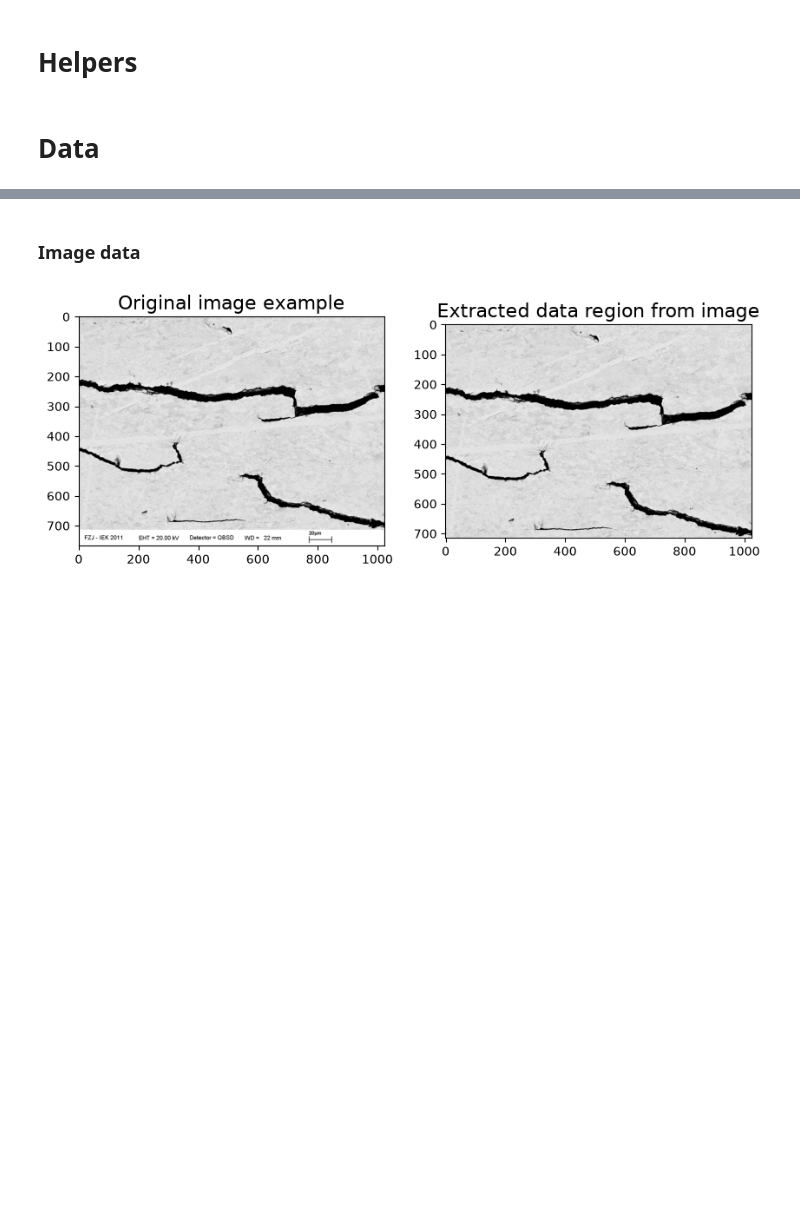
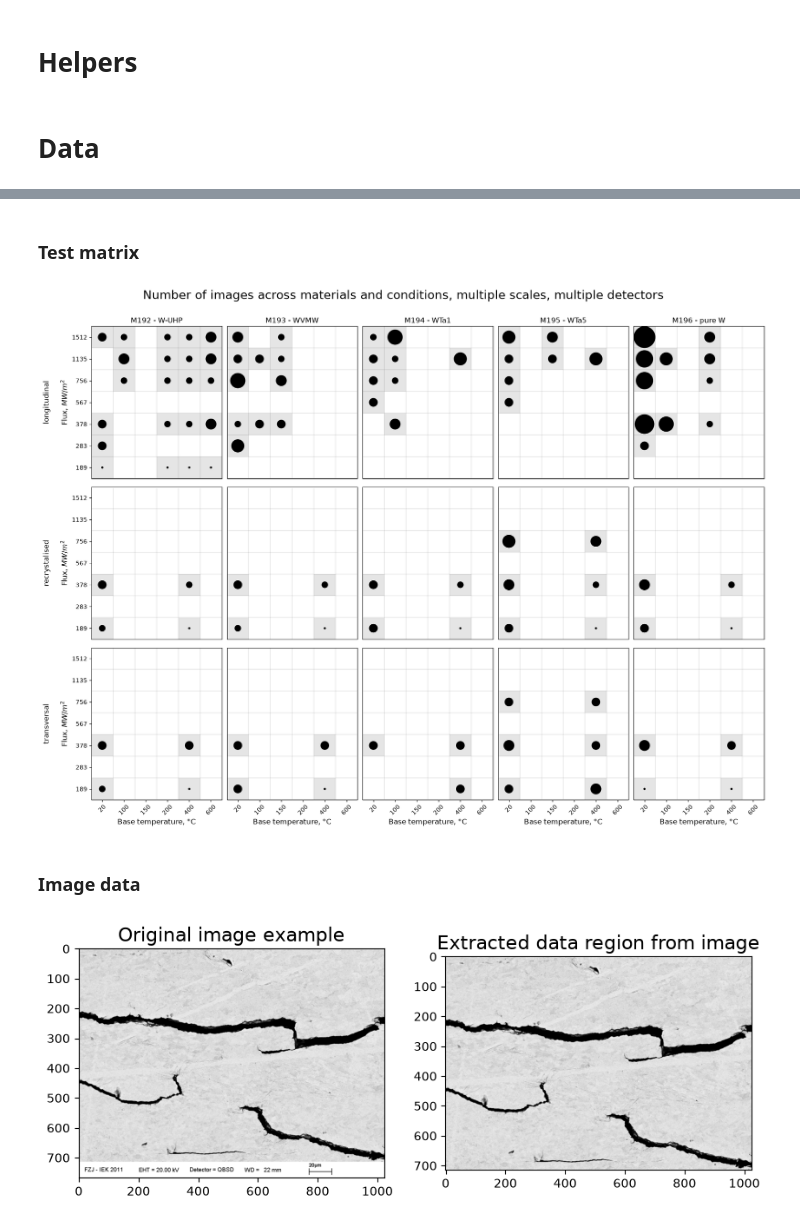
Before and after one commit to ORNL/DamAIge, a Jupyter notebook: notebooks/data_analysis.ipynb, the cells around one changed output, grey strips where cells are left out. Cells and saved outputs as stored; diff of their text form; code cells hidden in the pictures; blank space fills up the shorter version.

```diff
--- a/notebooks/data_analysis.ipynb
+++ b/notebooks/data_analysis.ipynb
@@ -85,3 +84,9 @@ Metadata keys: dict_keys(['filename', 'material', 'loadtype', 'label', 'base_tem
+# %% [markdown]
+### Test matrix
+# %%
+dataset.plot_test_matrix(field='num images', what_to_show='circle maps')
+# %% [output]
+[figure, added]
 # %% [markdown]
 ### Image data
 # %%
```
Also changed, not shown: parts of 11 cells of this notebook.
